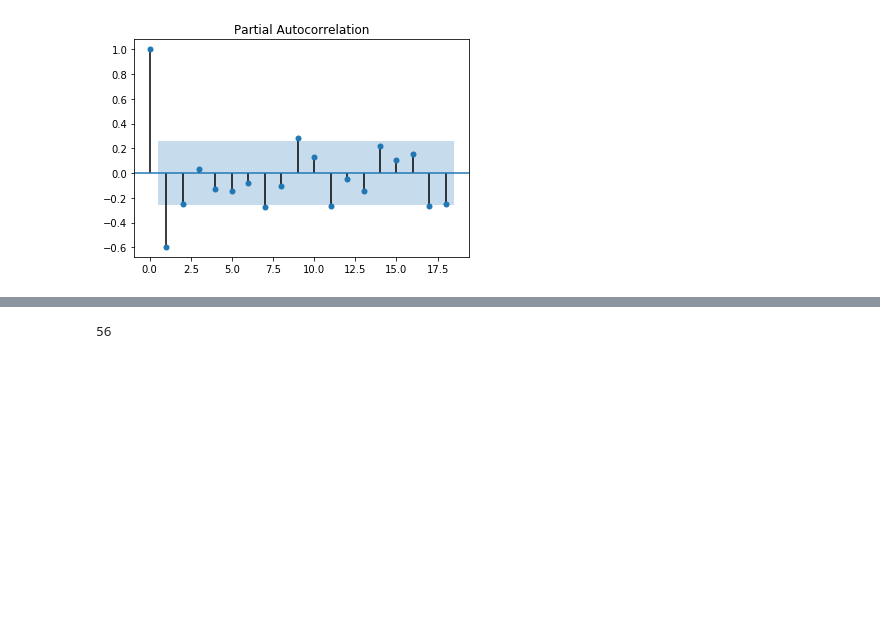
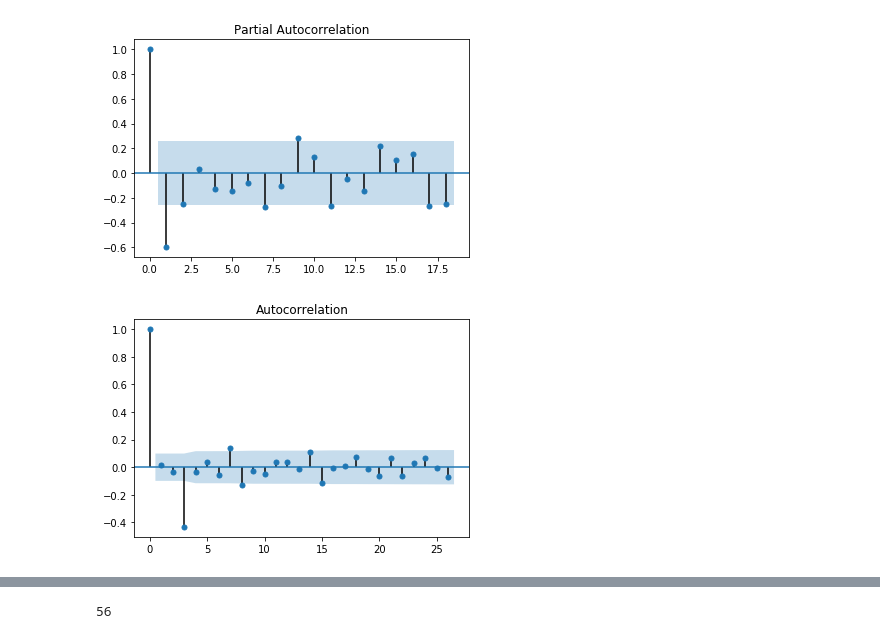
Before and after one commit to manjitborah2710/HealthCenterForecasting, a Jupyter notebook: prepared data/firstPredictions.ipynb, the cells around one changed output, grey strips where cells are left out. Drawn from its saved outputs; the diff is of its cells as text; code cells hidden in the pictures; blank space fills up the shorter version.

```diff
--- a/prepared data/firstPredictions.ipynb
+++ b/prepared data/firstPredictions.ipynb
@@ -85,3 +142,7 @@ plot_acf(df_weekly);
 plot_pacf(df_weekly);
 # %% [output]
 [figure]
+# %%
+plot_acf(df_daily);
+# %% [output]
+[figure, added]
```
Also changed, not shown: parts of 46 cells of this notebook.
